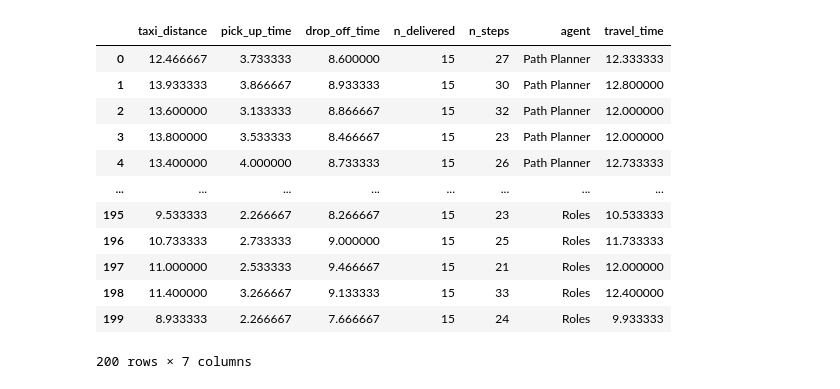
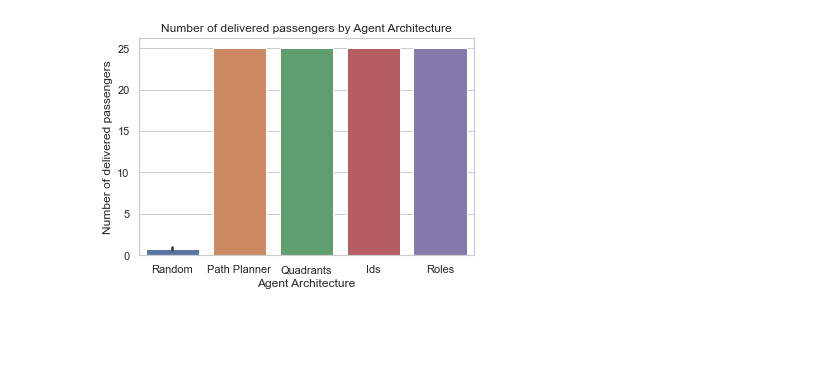
Before and after one commit to DuarteMRAlves/AASMA-2022, a Jupyter notebook: results.ipynb, the cells around one changed output. Cells and saved outputs as stored; diff of their text form; code cells hidden in the pictures; blank space fills up the shorter version.

```diff
--- a/results.ipynb
+++ b/results.ipynb
@@ -44,20 +45,13 @@ full_data
-# %%
-data_without_random = full_data[full_data["agent"] != "Random"]
-data_without_random
-# %% [output]
-|  | taxi_distance | pick_up_time | drop_off_time | n_delivered | n_steps | agent | travel_time |
-| 0 | 12.466667 | 3.733333 | 8.600000 | 15 | 27 | Path Planner | 12.333333 |
-| 1 | 13.933333 | 3.866667 | 8.933333 | 15 | 30 | Path Planner | 12.800000 |
-| 2 | 13.600000 | 3.133333 | 8.866667 | 15 | 32 | Path Planner | 12.000000 |
-| 3 | 13.800000 | 3.533333 | 8.466667 | 15 | 23 | Path Planner | 12.000000 |
-| 4 | 13.400000 | 4.000000 | 8.733333 | 15 | 26 | Path Planner | 12.733333 |
-| ... | ... | ... | ... | ... | ... | ... | ... |
-| 195 | 9.533333 | 2.266667 | 8.266667 | 15 | 23 | Roles | 10.533333 |
-| 196 | 10.733333 | 2.733333 | 9.000000 | 15 | 25 | Roles | 11.733333 |
-| 197 | 11.000000 | 2.533333 | 9.466667 | 15 | 21 | Roles | 12.000000 |
-| 198 | 11.400000 | 3.266667 | 9.133333 | 15 | 33 | Roles | 12.400000 |
-| 199 | 8.933333 | 2.266667 | 7.666667 | 15 | 24 | Roles | 9.933333 |
-200 rows × 7 columns
+# %%
+ax = plt.gca()
+sns.barplot(x="agent", y="n_delivered", ci=95, data=full_data, ax=ax)
+ax.set_title("Number of delivered passengers by Agent Architecture")
+ax.set_xlabel("Agent Architecture")
+ax.set_ylabel("Number of delivered passengers")
+if save:
+    plt.savefig("n_delivered_10_25.pdf")
+# %% [output]
+[figure, added]
 # %%
 ax = plt.gca()
 sns.barplot(x="agent", y="n_steps", ci=95, data=full_data, ax=ax)
```
Also changed, not shown: parts of 10 cells of this notebook, 2 other files.
